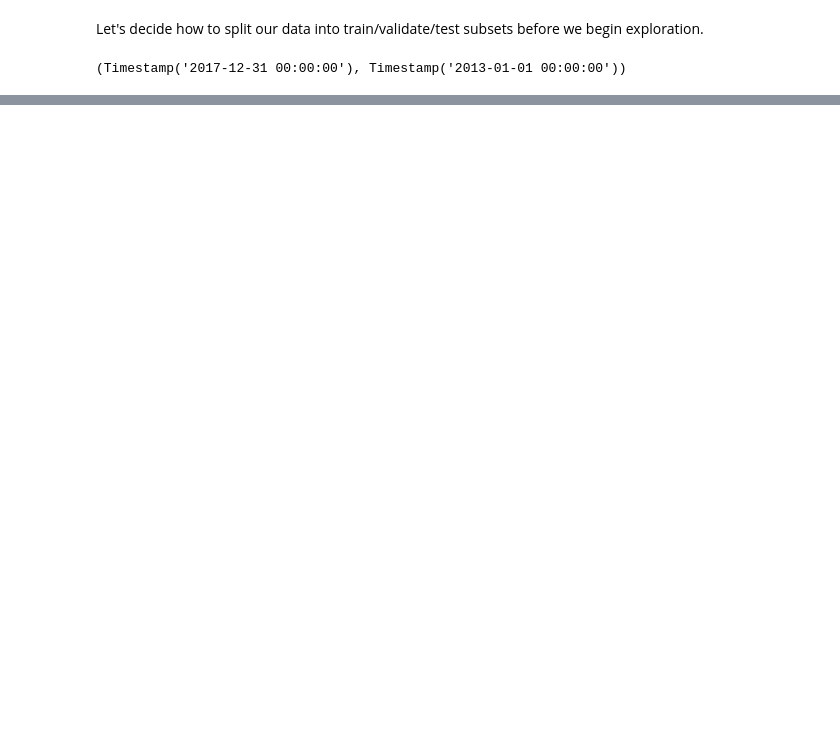
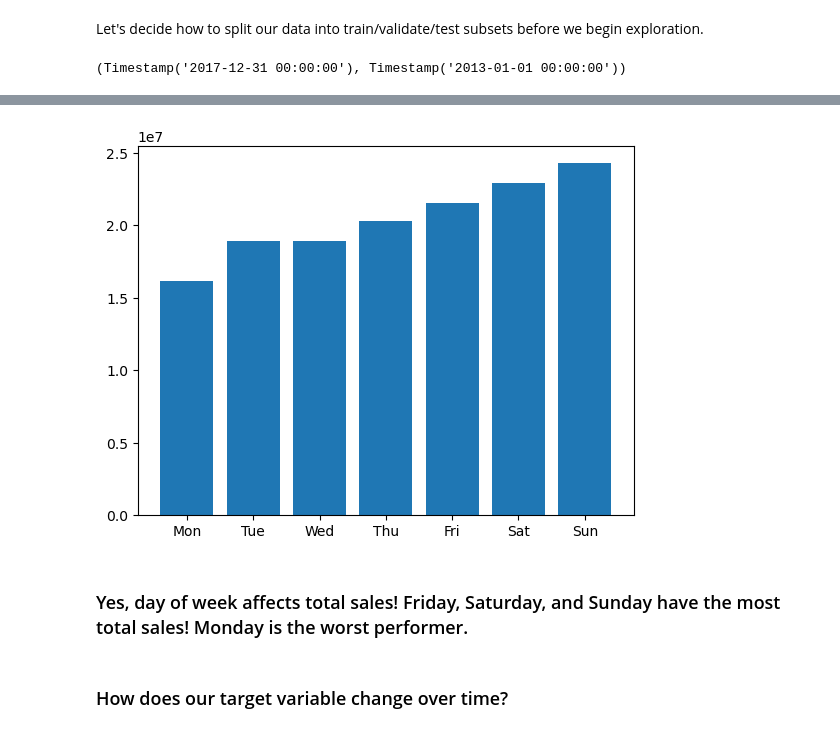
Before and after one commit to CodeupClassroom/somerville-time-series-exercises, a Jupyter notebook: explore_lesson.ipynb, the cells around one changed output, grey strips where cells are left out. Cells and saved outputs as stored; diff of their text form; code cells hidden in the pictures; blank space fills up the shorter version.

```diff
--- a/explore_lesson.ipynb
+++ b/explore_lesson.ipynb
@@ -44,0 +86,3 @@ df.index.max(), df.index.min()
+# %%
+day_sums = train.groupby('day_of_week').sales_total.sum()
+day_sums
@@ -44,0 +99,3 @@ df.index.max(), df.index.min()
+# %%
+day_sums = day_sums.reindex(index=['Monday', 'Tuesday', 'Wednesday', 'Thursday', 'Friday', 'Saturday', 'Sunday'])
+day_sums
@@ -44,0 +112,3 @@ df.index.max(), df.index.min()
+# %%
+day_sums.index = [day[:3] for day in day_sums.index]
+day_sums
@@ -44,0 +124,9 @@ df.index.max(), df.index.min()
+# %%
+plt.bar(x=day_sums.index, height=day_sums)
+plt.show()
+# %% [output]
+[figure, added]
+# %% [markdown]
+### Yes, day of week affects total sales! Friday, Saturday, and Sunday have the most total sales! Monday is the worst performer.
+# %% [markdown]
+### How does our target variable change over time?
```
Also changed, not shown: parts of 28 cells of this notebook.
